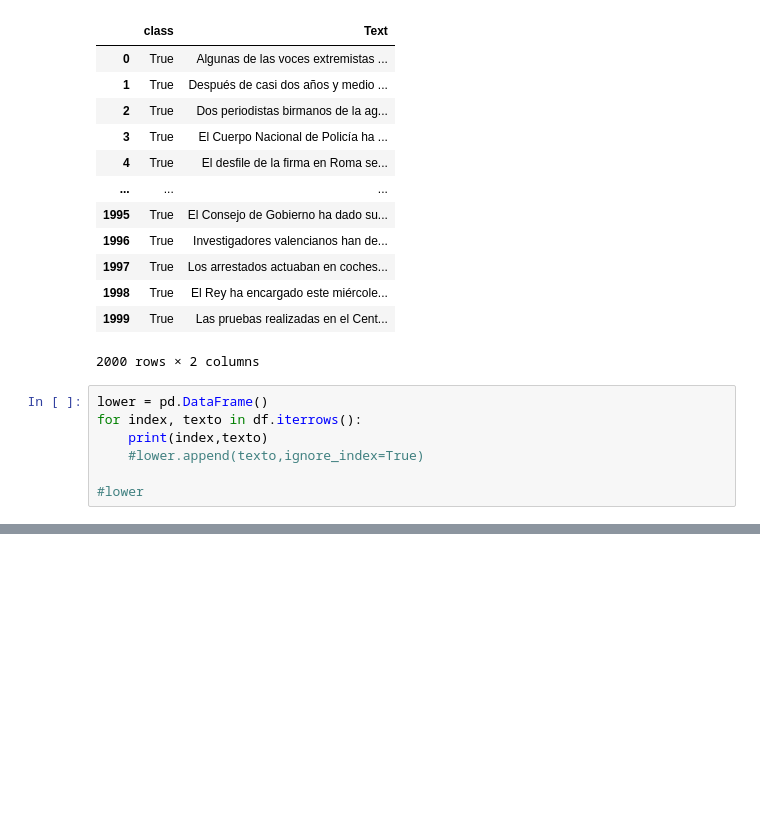
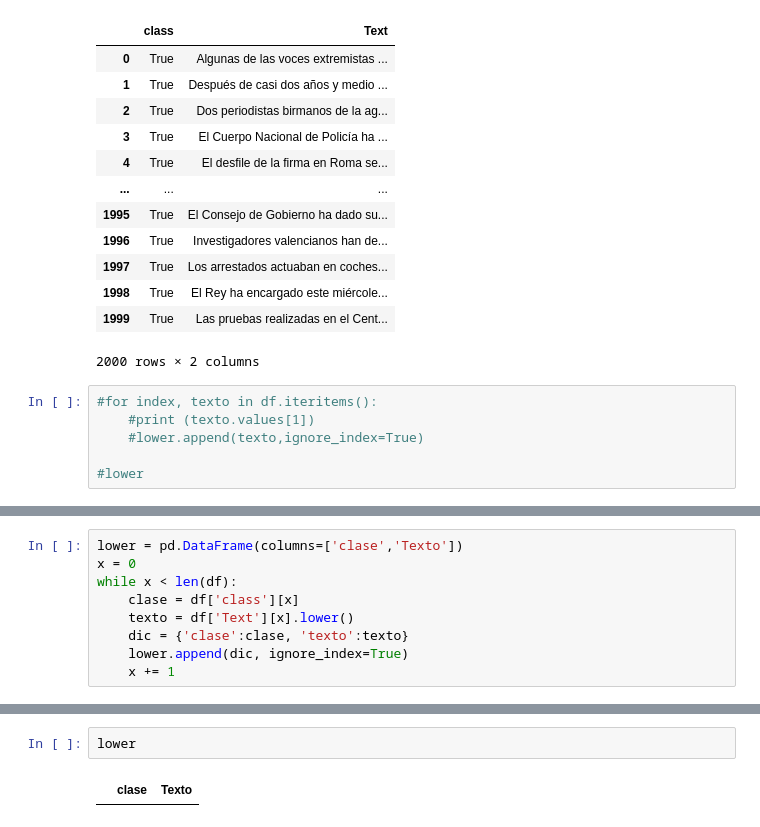
Before and after one commit to Fonteeres/IA_Ciencia_Datos, a Jupyter notebook: Semestre 4/Procesamiento De Lenguaje Natural/Trabajo Practico 1º/TP1ºPNL.ipynb, the cells around one changed output, grey strips where cells are left out. Cells and saved outputs as stored; diff of their text form; blank space fills up the shorter version.

```diff
--- a/Semestre 4/Procesamiento De Lenguaje Natural/Trabajo Practico 1º/TP1ºPNL.ipynb
+++ b/Semestre 4/Procesamiento De Lenguaje Natural/Trabajo Practico 1º/TP1ºPNL.ipynb
@@ -19,9 +19,8 @@ df
 | 1999 | True | Las pruebas realizadas en el Cent... |
 2000 rows × 2 columns
 # %%
-lower = pd.DataFrame()
-for index, texto in df.iterrows():
-    print(index,texto)
+#for index, texto in df.iteritems():
+    #print (texto.values[1])
     #lower.append(texto,ignore_index=True)
 
 #lower
@@ -45,0 +27,9 @@ Name: 1999, dtype: object
+# %%
+lower = pd.DataFrame(columns=['clase','Texto'])
+x = 0
+while x < len(df):
+    clase = df['class'][x]
+    texto = df['Text'][x].lower()
+    dic = {'clase':clase, 'texto':texto}
+    lower.append(dic, ignore_index=True)
+    x += 1
@@ -45,0 +54,4 @@ Name: 1999, dtype: object
+# %%
+lower
+# %% [output]
+|  | clase | Texto |
```
Also changed, not shown: parts of 2 cells of this notebook, 1 other file.
